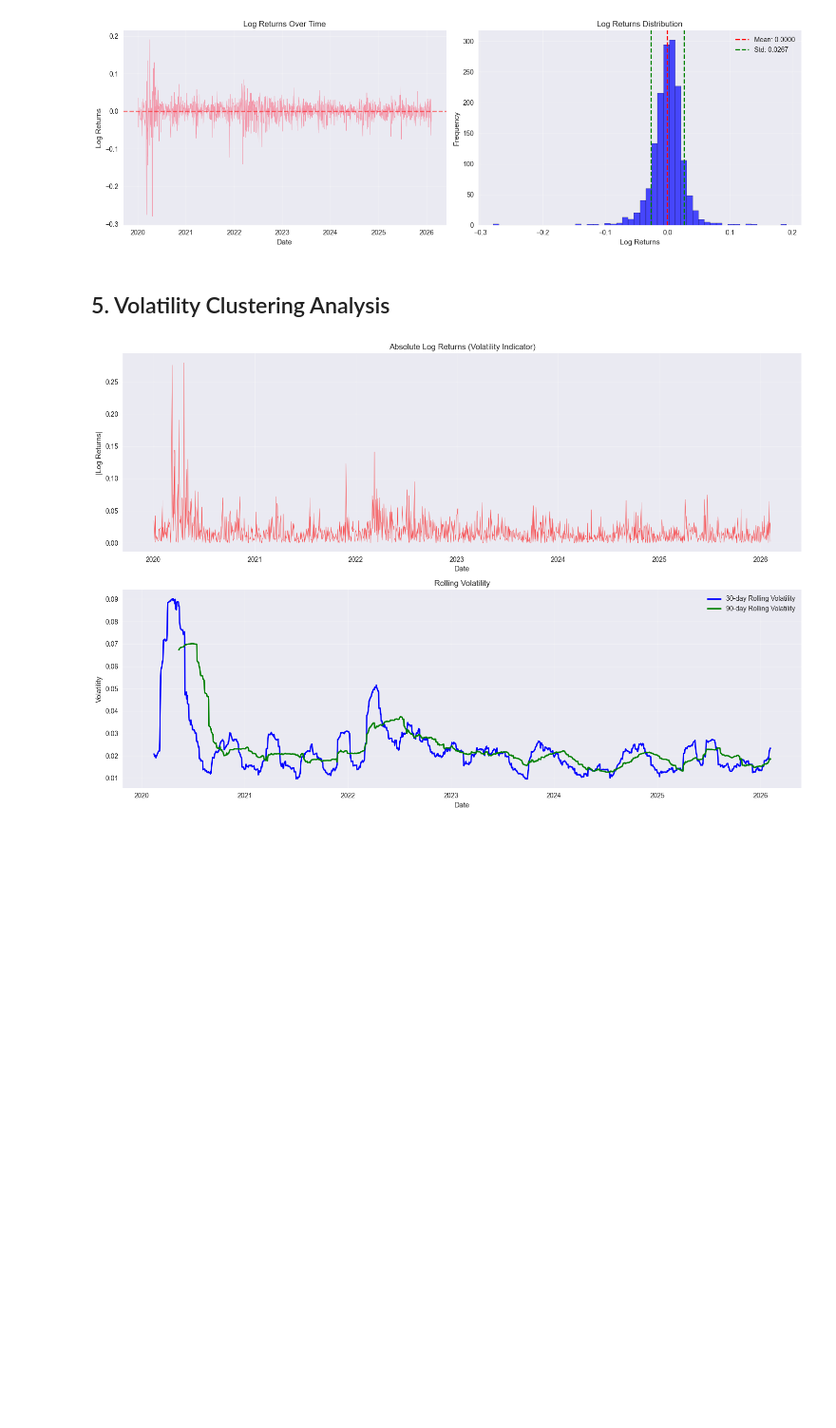
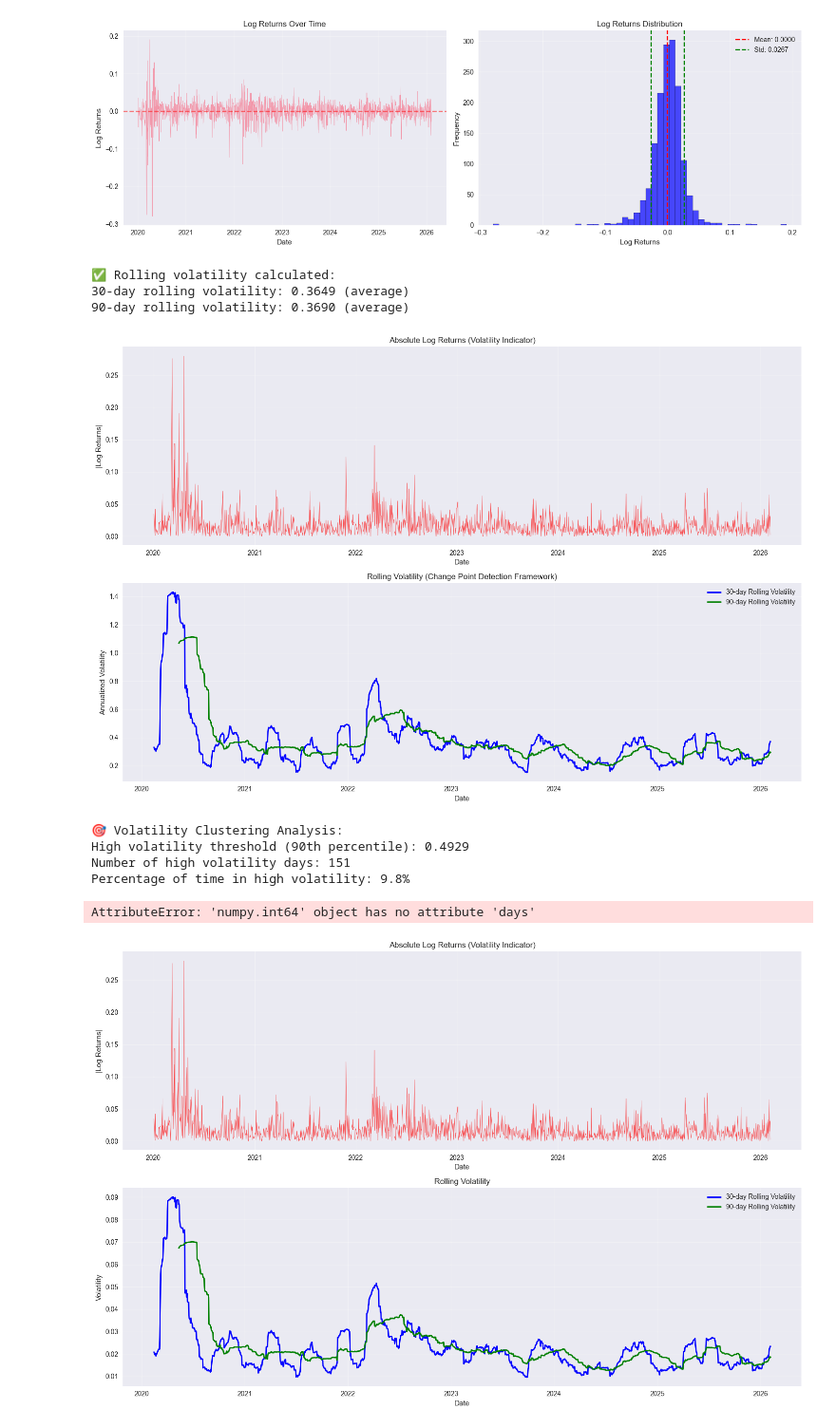
Before and after one commit to soltsega/Change-Point-Analysis-and-Statistical-Modeling-of-Time-Series-Data, a Jupyter notebook: notebooks/01_eda.ipynb, the cells around one changed output. Shown at 95% size. Cells and saved outputs as stored; diff of their text form; code cells hidden in the pictures; blank space fills up the shorter version.

```diff
--- a/notebooks/01_eda.ipynb
+++ b/notebooks/01_eda.ipynb
@@ -212,8 +322,84 @@ min        -0.279761
 max         0.190774
 Name: Log_Returns, dtype: float64
 [figure]
-# %% [markdown]
-## 5. Volatility Clustering Analysis
+# %%
+# Volatility clustering analysis with explicit implementation
+"""
+Purpose: Identify volatility clustering patterns for change point detection.
+Method: Rolling standard deviation of log returns (30-day and 90-day windows)
+Expected Outputs: High volatility periods indicating potential change points
+Change Point Indicators: Periods above 90th percentile volatility threshold
+"""
+
+# Calculate rolling volatility (annualized for interpretation)
+df_clean['Rolling_Vol_30d'] = df_clean['Log_Returns'].rolling(window=30).std() * np.sqrt(252)
+df_clean['Rolling_Vol_90d'] = df_clean['Log_Returns'].rolling(window=90).std() * np.sqrt(252)
+
+print(f"✅ Rolling volatility calculated:")
+print(f"30-day rolling volatility: {df_clean['Rolling_Vol_30d'].mean():.4f} (average)")
+print(f"90-day rolling volatility: {df_clean['Rolling_Vol_90d'].mean():.4f} (average)")
+
+# Plot volatility clustering with explicit documentation
+fig, axes = plt.subplots(2, 1, figsize=(15, 10))
+
+# Plot 1: Absolute log returns (volatility indicator)
+axes[0].plot(df_clean['Date'], np.abs(df_clean['Log_Returns']), linewidth=0.5, alpha=0.7, color='red')
+axes[0].set_title('Absolute Log Returns (Volatility Indicator)', fontsize=12)
+axes[0].set_xlabel('Date')
+axes[0].set_ylabel('|Log Returns|')
+axes[0].grid(True, alpha=0.3)
+
+# Plot 2: Rolling volatility with change point indicators
+axes[1].plot(df_clean['Date'], df_clean['Rolling_Vol_30d'], linewidth=2, label='30-day Rolling Volatility', color='blue')
+axes[1].plot(df_clean['Date'], df_clean['Rolling_Vol_90d'], linewidth=2, label='90-day Rolling Volatility', color='green')
+axes[1].set_title('Rolling Volatility (Change Point Detection Framework)', fontsize=12)
+axes[1].set_xlabel('Date')
+axes[1].set_ylabel('Annualized Volatility')
+axes[1].legend()
+axes[1].grid(True, alpha=0.3)
+
+plt.tight_layout()
+plt.show()
+
+# Identify high volatility periods (potential change point indicators)
+high_vol_threshold = df_clean['Rolling_Vol_30d'].quantile(0.9)
+high_vol_periods = df_clean[df_clean['Rolling_Vol_30d'] > high_vol_threshold]
+
+print(f"\n🎯 Volatility Clustering Analysis:")
+print(f"High volatility threshold (90th percentile): {high_vol_threshold:.4f}")
+print(f"Number of high volatility days: {len(high_vol_periods)}")
+print(f"Percentage of time in high volatility: {len(high_vol_periods)/len(df_clean)*100:.1f}%")
+
+# Identify specific high volatility periods for change point analysis
+volatility_periods = []
+if len(high_vol_periods) > 0:
+    current_period_start = high_vol_periods.index[0]
+    prev_date = current_period_start
+
+    for date in high_vol_periods.index[1:]:
+        if (date - prev_date).days > 5:  # Gap of more than 5 days
+            volatility_periods.append((current_period_start, prev_date))
+            current_period_start = date
+        prev_date = date
+
+    # Add the last period
+    volatility_periods.append((current_period_start, high_vol_periods.index[-1]))
+
+    print(f"\n📅 High Volatility Periods (Potential Change Points):")
+    for i, (start, end) in enumerate(volatility_periods[:5]):  # Show first 5 periods
+        print(f"  Period {i+1}: {start.date()} to {end.date()} ({(end-start).days} days)")
+
+print("\n✅ Volatility clustering analysis completed - change point indicators identified")
+# %% [output]
+✅ Rolling volatility calculated:
+30-day rolling volatility: 0.3649 (average)
+90-day rolling volatility: 0.3690 (average)
+[figure, added]
+🎯 Volatility Clustering Analysis:
+High volatility threshold (90th percentile): 0.4929
+Number of high volatility days: 151
+Percentage of time in high volatility: 9.8%
+AttributeError: 'numpy.int64' object has no attribute 'days'
 # %%
 # Calculate rolling volatility
 df_clean['Rolling_Vol_30d'] = df_clean['Log_Returns'].rolling(window=30).std()
```
Also changed, not shown: parts of 9 cells of this notebook.
